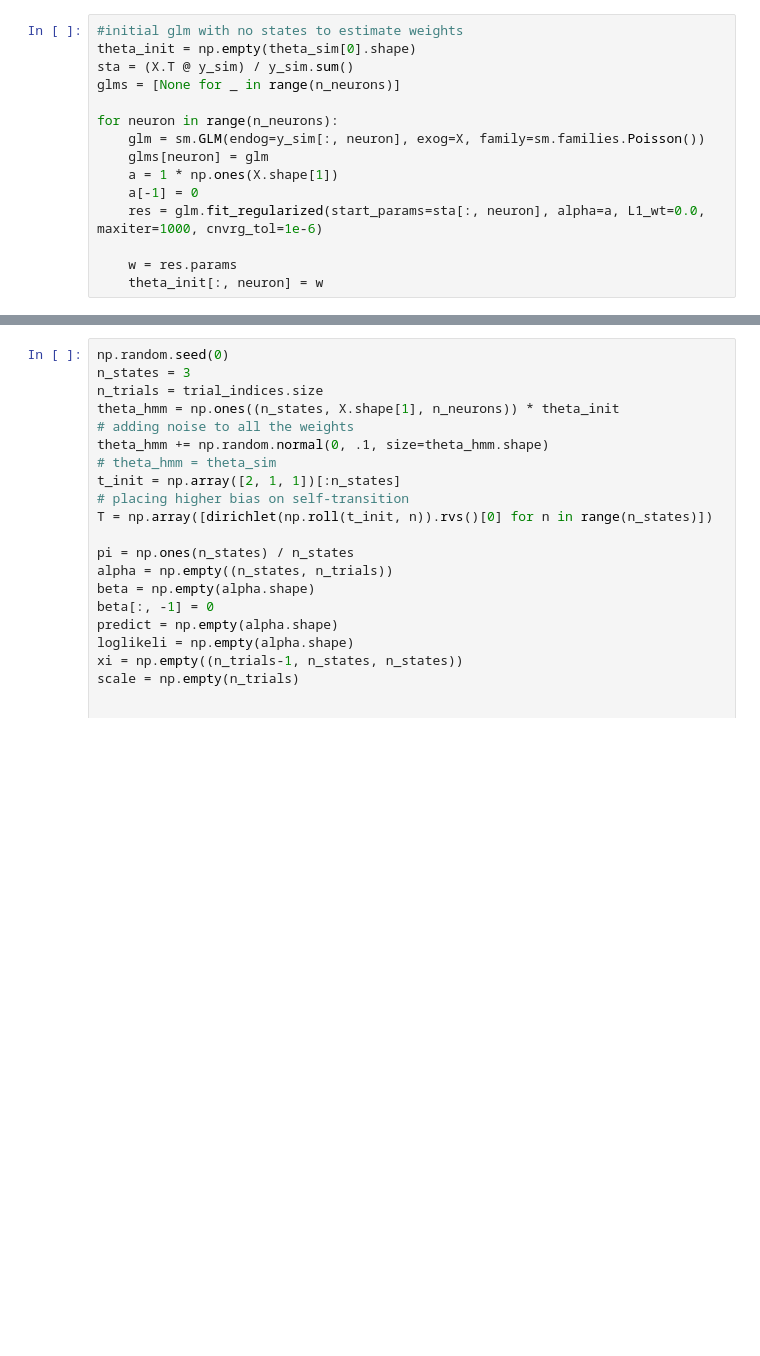
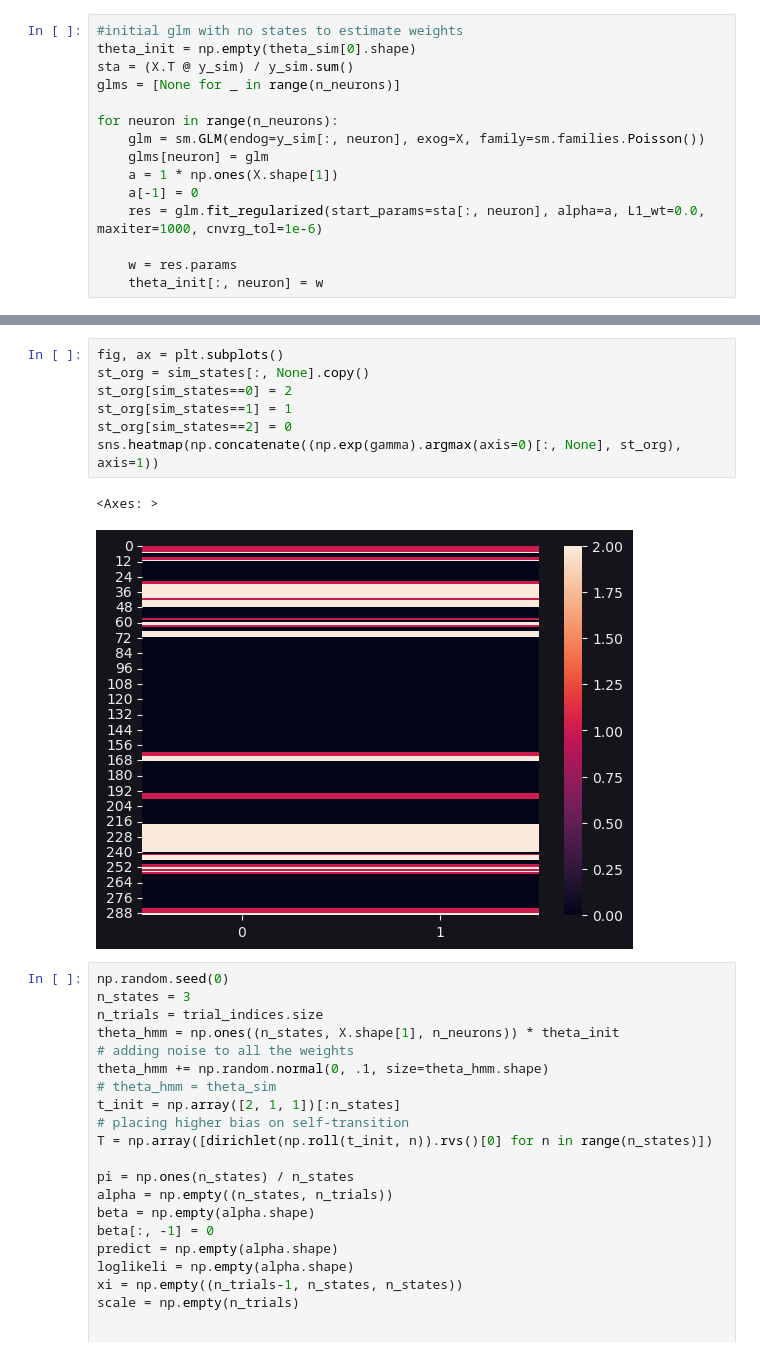
Before and after one commit to thejuc/towers_glm_hmm, a Jupyter notebook: glm_hmm_test.ipynb, the cells around one changed output, grey strips where cells are left out. Drawn from its saved outputs; the diff is of its cells as text; blank space fills up the shorter version.

```diff
--- a/glm_hmm_test.ipynb
+++ b/glm_hmm_test.ipynb
@@ -349,3 +349,13 @@ plt.legend()
+# %%
+fig, ax = plt.subplots()
+st_org = sim_states[:, None].copy()
+st_org[sim_states==0] = 2
+st_org[sim_states==1] = 1
+st_org[sim_states==2] = 0
+sns.heatmap(np.concatenate((np.exp(gamma).argmax(axis=0)[:, None], st_org), axis=1))
+# %% [output]
+<Axes: >
+[figure, added]
 # %%
 np.random.seed(0)
 n_states = 3
```
Also changed, not shown: parts of 9 cells of this notebook.
